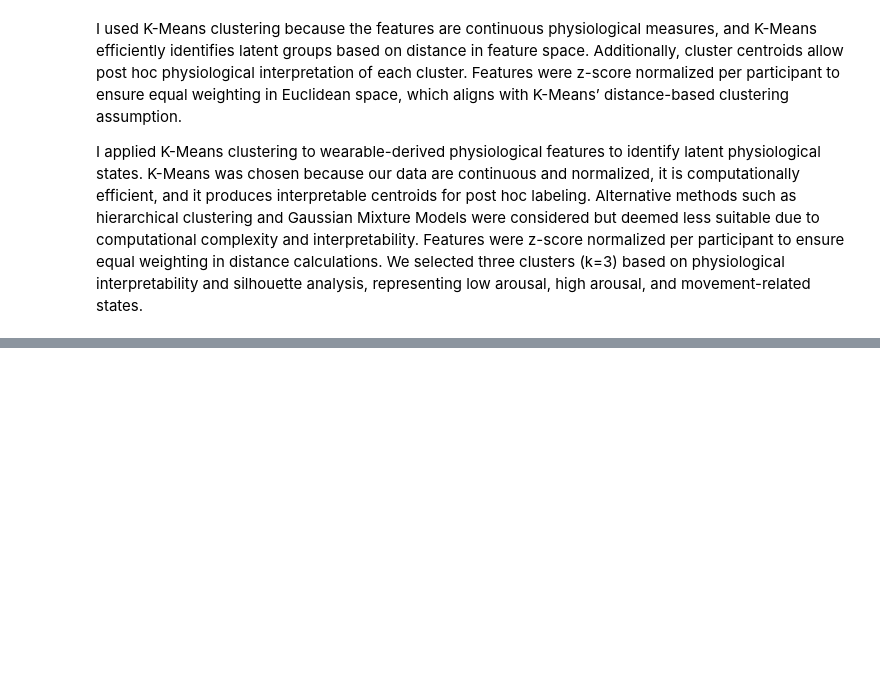
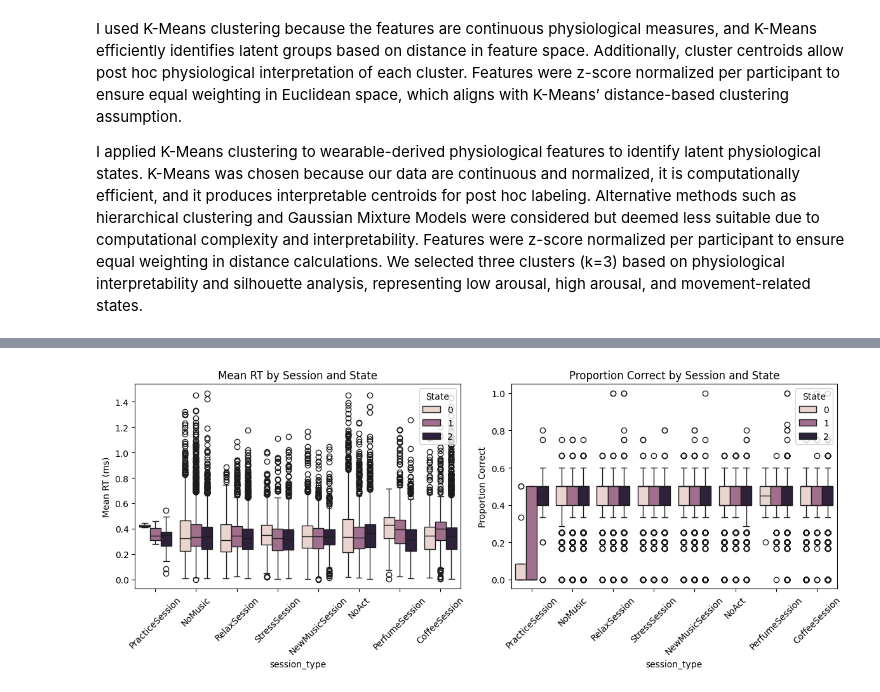
Before and after one commit to Kavisha-29-R/BME_DATA_SCIENCE_CAPSTONE_PROJECT, a Jupyter notebook: Notebooks/1_Modelling.ipynb, the cells around one changed output, grey strips where cells are left out. Saved outputs shown, nothing was run; the diff lists cells and outputs as text; code cells hidden in the pictures; blank space fills up the shorter version.

```diff
--- a/Notebooks/1_Modelling.ipynb
+++ b/Notebooks/1_Modelling.ipynb
@@ -443,11 +529,4 @@ cluster_profiles
 # %% [markdown]
 Physiological states were labeled based on participant-normalized z-scores of accelerometer magnitude, electrodermal activity (EDA), and heart rate (HR). Accelerometer thresholds were set at acc > 1.0, corresponding approximately to the top 10% of movement values, capturing extreme motion or potential artifacts. High arousal was defined by EDA > 0.5 and HR > 0.5, which corresponds roughly to the upper quartile of sympathetic activity and cardiovascular activation, respectively. All other states were labeled as low arousal. These thresholds were informed by empirical feature distributions across participants and align with the centroids of K-Means clusters, ensuring that labels are data-driven, participant-normalized, and physiologically interpretable.
-# %%
-df_cluster = df_cluster.merge(
-    cluster_profiles[['physio_state']],
-    left_on='physio_cluster',
-    right_index=True,
-    how='left'
-)
 # %% [markdown]
 Unsupervised K-Means clustering was applied to wearable-derived physiological features to identify latent physiological states. Clusters were interpreted post hoc based on their standardized feature profiles. Elevated electrodermal activity and heart rate were interpreted as high arousal states, while elevated accelerometry was interpreted as movement-related physiology. This approach follows the physiological interpretation framework described in the Regulation of Brain Cognitive States study
@@ -609,0 +833,11 @@ df_cluster.to_csv(OUT_DIR/"all_participants_clusters.csv", index=False)
+# %%
+data_copy = processed_data.copy()
+
+data_copy = processed_data.merge(
+    df_cluster[['participant', 'window_center', 'physio_cluster', 'physio_state']],
+    on=['participant', 'window_center'],
+    how='left'
+)
+
+
+data_copy.head()
@@ -609,0 +920,37 @@ df_cluster.to_csv(OUT_DIR/"all_participants_clusters.csv", index=False)
+# %%
+import seaborn as sns
+import matplotlib.pyplot as plt
+
+# Set figure size
+plt.figure(figsize=(12,5))
+
+# ---- Boxplot for mean_RT ----
+plt.subplot(1, 2, 1)  # 1 row, 2 columns, subplot 1
+sns.boxplot(
+    data=data_copy,
+    x='session_type',
+    y='mean_RT',
+    hue='physio_cluster'
+)
+plt.title('Mean RT by Session and State')
+plt.xticks(rotation=45)
+plt.ylabel('Mean RT (ms)')
+plt.legend(title='State', loc='upper right')
+
+# ---- Boxplot for prop_correct ----
+plt.subplot(1, 2, 2)  # subplot 2
+sns.boxplot(
+    data=data_copy,
+    x='session_type',
+    y='prop_correct',
+    hue='physio_cluster'
+)
+plt.title('Proportion Correct by Session and State')
+plt.xticks(rotation=45)
+plt.ylabel('Proportion Correct')
+plt.legend(title='State', loc='upper right')
+
+plt.tight_layout()
+plt.show()
+# %% [output]
+[figure, added]
```
Also changed, not shown: parts of 27 cells of this notebook, 1 other file.
